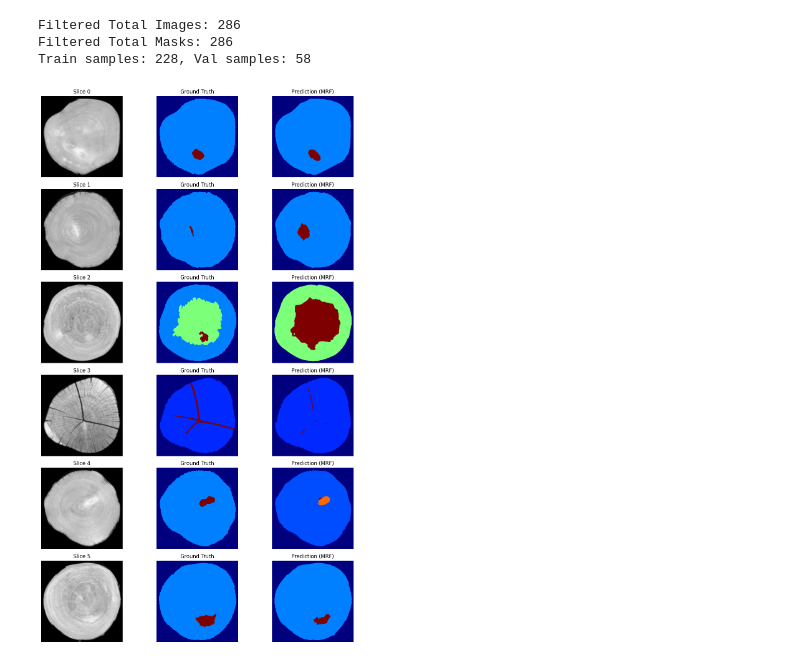
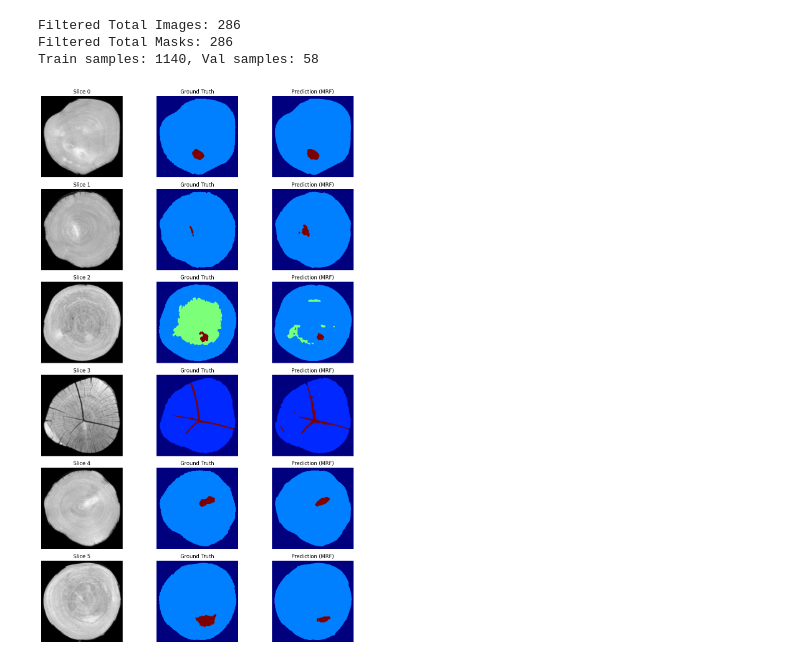
Before and after one commit to Smitomic/wooden_log_defect_detection, a Jupyter notebook: notebooks/2D_segmentation_CNN+MRF.ipynb, the cells around one changed output. Drawn from its saved outputs; the diff is of its cells as text; code cells hidden in the pictures.

Commit message:
Trained the models on augmented dataset

```diff
--- a/notebooks/2D_segmentation_CNN+MRF.ipynb
+++ b/notebooks/2D_segmentation_CNN+MRF.ipynb
@@ -20,7 +20,7 @@ model, (train_losses, val_losses, val_ious) = train_model(
     early_stop_patience=15,
     use_mrf=True,
     use_crf=False,
-    use_augmentation=False,
+    use_augmentation=True,
 )
 
 plt.plot(train_losses, label="Train Loss")
@@ -83,22 +83,22 @@ Mean IoU: 0.7767
 # %%
 device = torch.device("cuda" if torch.cuda.is_available() else "cpu")
 _, val_loader = make_dataloaders(
     root_dir=root_dir,
     batch_size=2,
     size=(256, 256),
-    use_augmentation=False,
+    use_augmentation=True,
 )
 visualize_slices(
     model.to(device),
     val_loader,
     device=device,
     n_slices=6,
     start_index=0,
     use_mrf=True,
     use_crf=False,
 )
 # %% [output]
 Filtered Total Images: 286
 Filtered Total Masks: 286
-Train samples: 228, Val samples: 58
+Train samples: 1140, Val samples: 58
-[figure, old version]
+[figure, new version]
```
Also changed, not shown: parts of 2 cells of this notebook, 4 other files.
